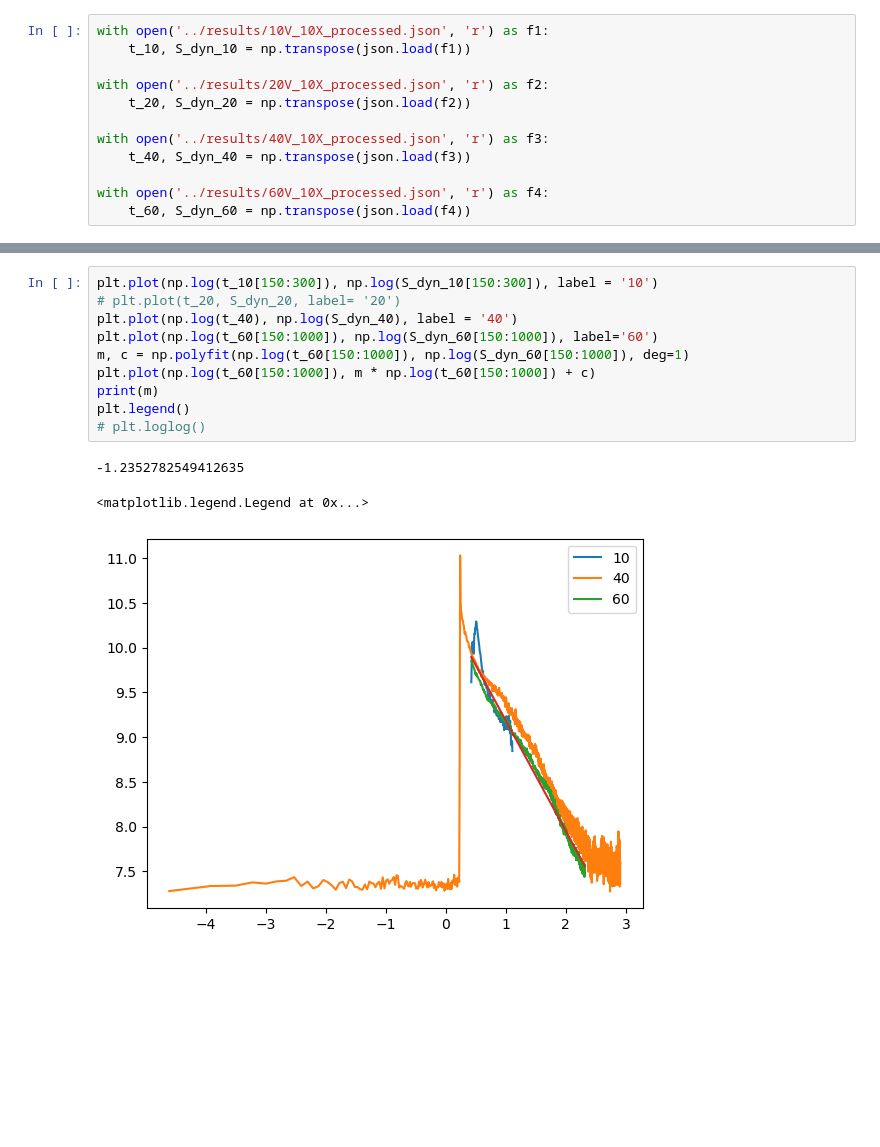
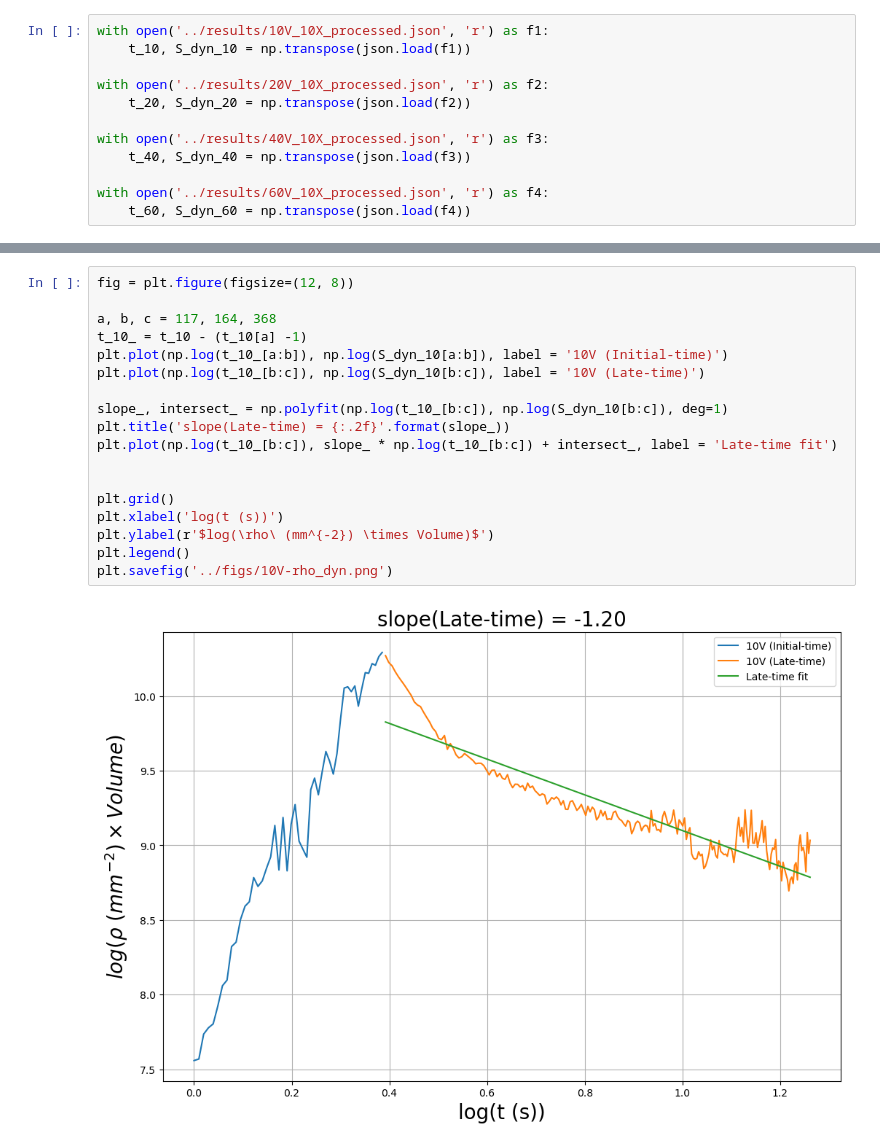
Before and after one commit to mandal-anik10/SLP-CosmoWithLCs, a Jupyter notebook: notebooks/late_time_dyn.ipynb, the cells around one changed output, grey strips where cells are left out. Cells and saved outputs as stored; diff of their text form; blank space fills up the shorter version.

```diff
--- a/notebooks/late_time_dyn.ipynb
+++ b/notebooks/late_time_dyn.ipynb
@@ -25,15 +45,21 @@ len(t_10), len(S_dyn_10)
 # %%
-plt.plot(np.log(t_10[150:300]), np.log(S_dyn_10[150:300]), label = '10')
-# plt.plot(t_20, S_dyn_20, label= '20')
-plt.plot(np.log(t_40), np.log(S_dyn_40), label = '40')
-plt.plot(np.log(t_60[150:1000]), np.log(S_dyn_60[150:1000]), label='60')
-m, c = np.polyfit(np.log(t_60[150:1000]), np.log(S_dyn_60[150:1000]), deg=1)
-plt.plot(np.log(t_60[150:1000]), m * np.log(t_60[150:1000]) + c)
-print(m)
+fig = plt.figure(figsize=(12, 8))
+
+a, b, c = 117, 164, 368
+t_10_ = t_10 - (t_10[a] -1)
+plt.plot(np.log(t_10_[a:b]), np.log(S_dyn_10[a:b]), label = '10V (Initial-time)')
+plt.plot(np.log(t_10_[b:c]), np.log(S_dyn_10[b:c]), label = '10V (Late-time)')
+
+slope_, intersect_ = np.polyfit(np.log(t_10_[b:c]), np.log(S_dyn_10[b:c]), deg=1)
+plt.title('slope(Late-time) = {:.2f}'.format(slope_))
+plt.plot(np.log(t_10_[b:c]), slope_ * np.log(t_10_[b:c]) + intersect_, label = 'Late-time fit')
+
+
+plt.grid()
+plt.xlabel('log(t (s))')
+plt.ylabel(r'$log(\rho\ (mm^{-2}) \times Volume)$')
 plt.legend()
-# plt.loglog()
+plt.savefig('../figs/10V-rho_dyn.png')
 # %% [output]
--1.2352782549412635
-<matplotlib.legend.Legend at 0x...>
-[figure, old version]
+[figure, new version]
 # %%
```
Also changed, not shown: parts of 6 cells of this notebook, 6 other files.
